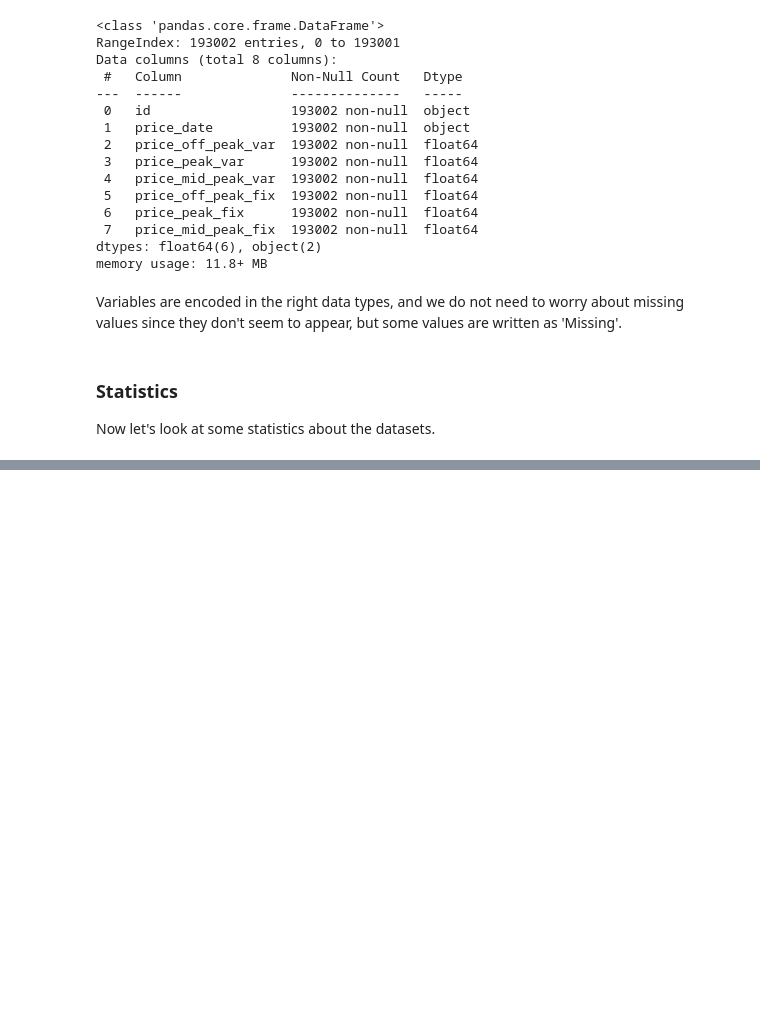
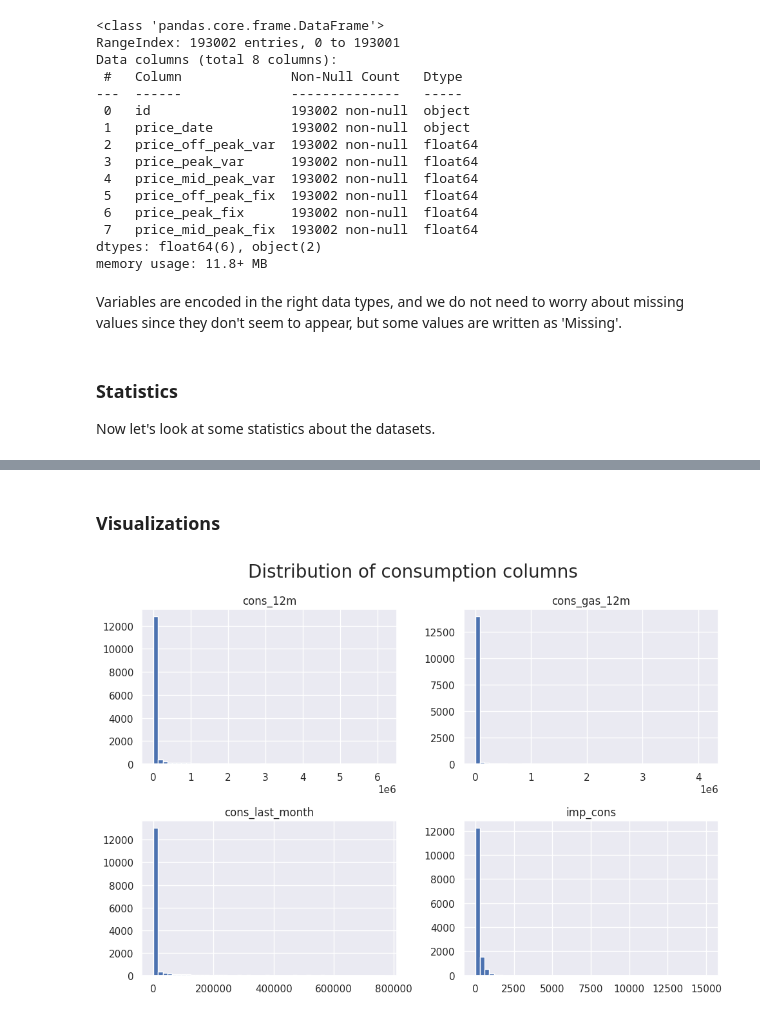
Before and after one commit to mnijadi/energy-company-customer-churn, a Jupyter notebook: notebooks/eda.ipynb, the cells around one changed output, grey strips where cells are left out. Saved outputs shown, nothing was run; the diff lists cells and outputs as text; code cells hidden in the pictures; blank space fills up the shorter version.

Commit message:
Explore consumption

```diff
--- a/notebooks/eda.ipynb
+++ b/notebooks/eda.ipynb
@@ -148,3 +148,14 @@ price_df.describe()
 | 50% | 0.146033 | 0.085483 | 0.000000 | 44.266930 | 0.000000 | ... |
 | 75% | 0.151635 | 0.101673 | 0.072558 | 44.444710 | 24.339581 | ... |
 | max | 0.280700 | 0.229788 | 0.114102 | 59.444710 | 36.490692 | ... |
+# %% [markdown]
+### Visualizations
+# %%
+# histogram of consumption columns
+consumption_columns = ['cons_12m', 'cons_gas_12m', 'cons_last_month', 'imp_cons']
+client_df[consumption_columns].hist(bins=50, figsize=(10,7))
+plt.suptitle('Distribution of consumption columns', fontsize=20)
+plt.tight_layout()
+plt.show()
+# %% [output]
+[figure, added]
```
Also changed, not shown: parts of 5 cells of this notebook.
